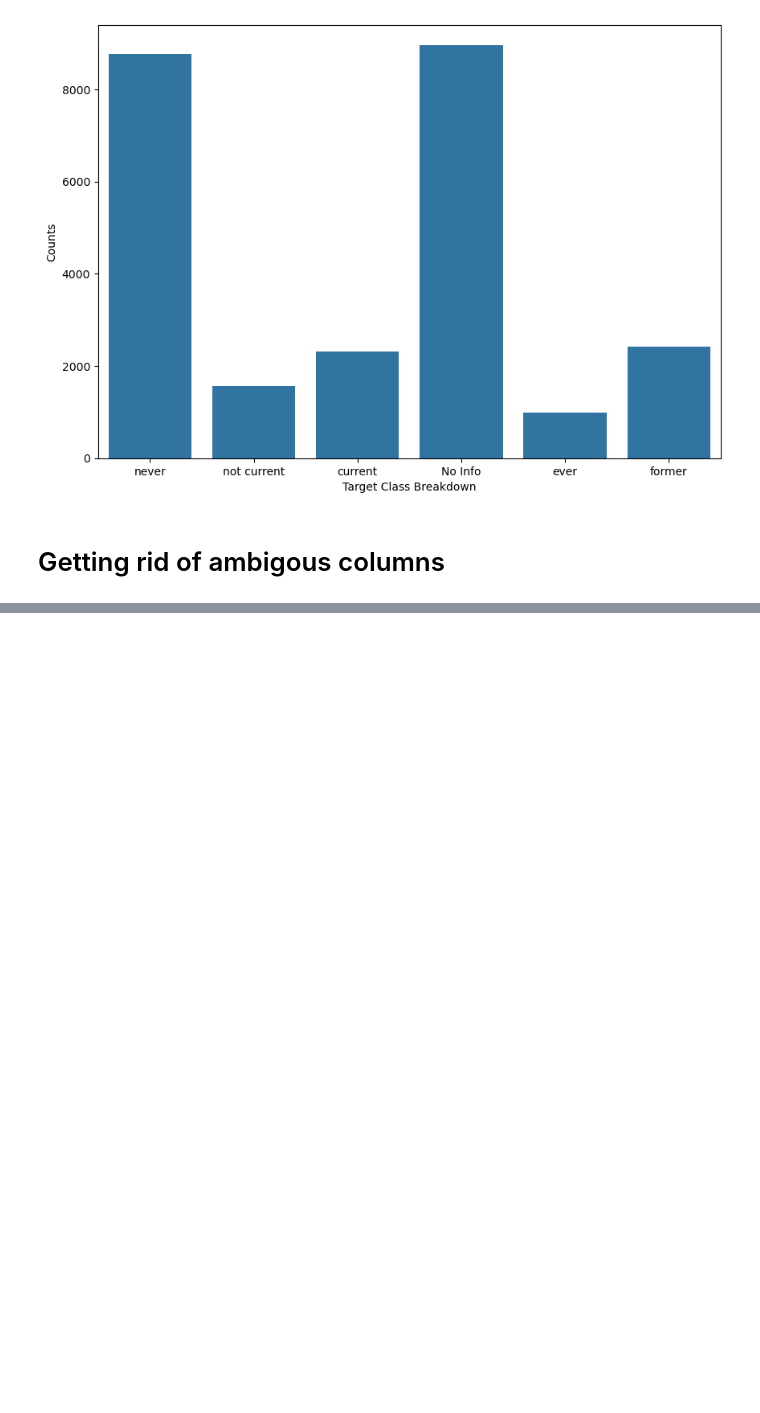
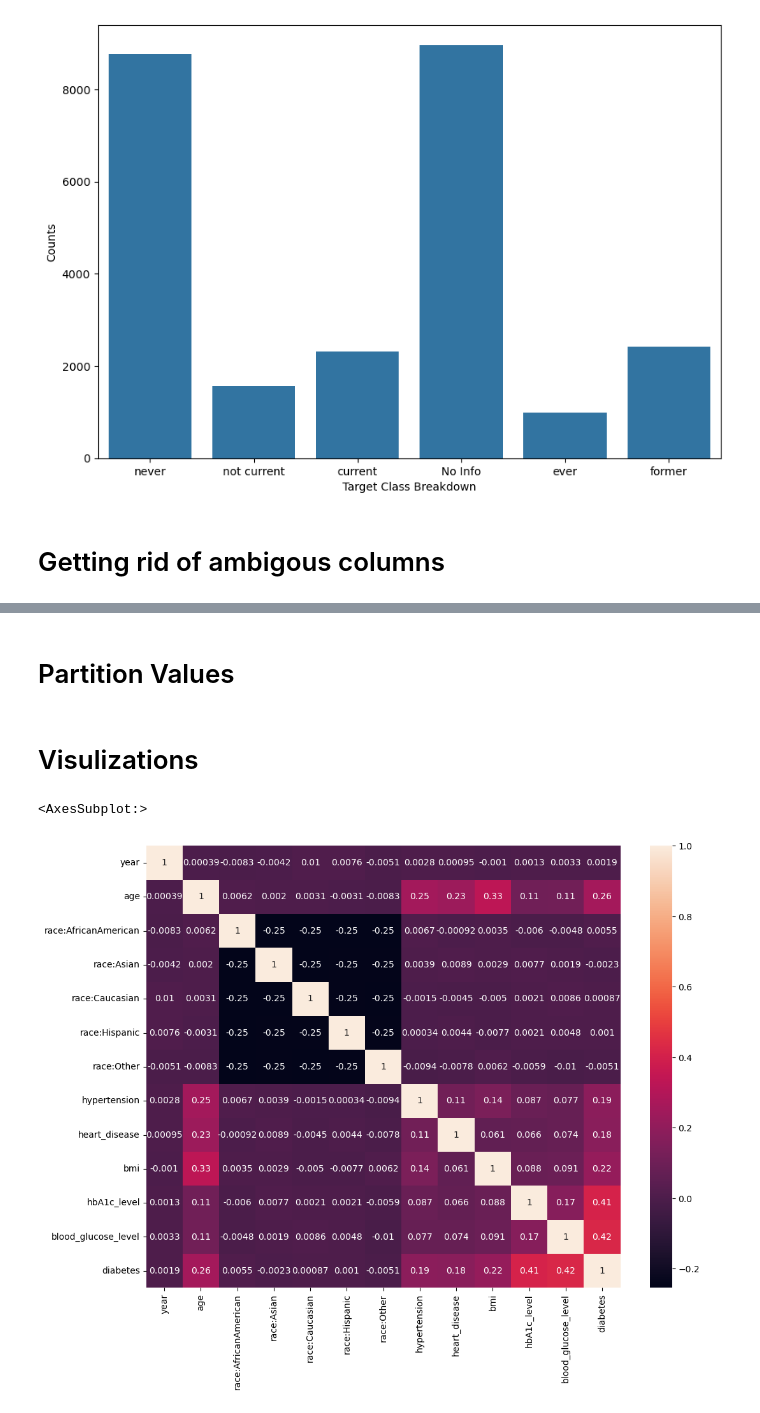
Before and after one commit to MaukanMir/Diabetes-Classification-, a Jupyter notebook: training.ipynb, the cells around one changed output, grey strips where cells are left out. Drawn from its saved outputs; the diff is of its cells as text; code cells hidden in the pictures; blank space fills up the shorter version.

```diff
--- a/training.ipynb
+++ b/training.ipynb
@@ -131,0 +159,14 @@ df = df[df["gender"] !="Other"]
+# %% [markdown]
+# Partition Values
+# %%
+categorical_types = df.select_dtypes(include="object")
+numeric_types = df.select_dtypes(exclude="object")
+# %% [markdown]
+# Visulizations
+# %%
+relations = numeric_types.corr()
+plt.figure(figsize=(12, 9))
+sns.heatmap(data=relations, annot=True)
+# %% [output]
+<AxesSubplot:>
+[figure, added]
```
Also changed, not shown: parts of 4 cells of this notebook.
